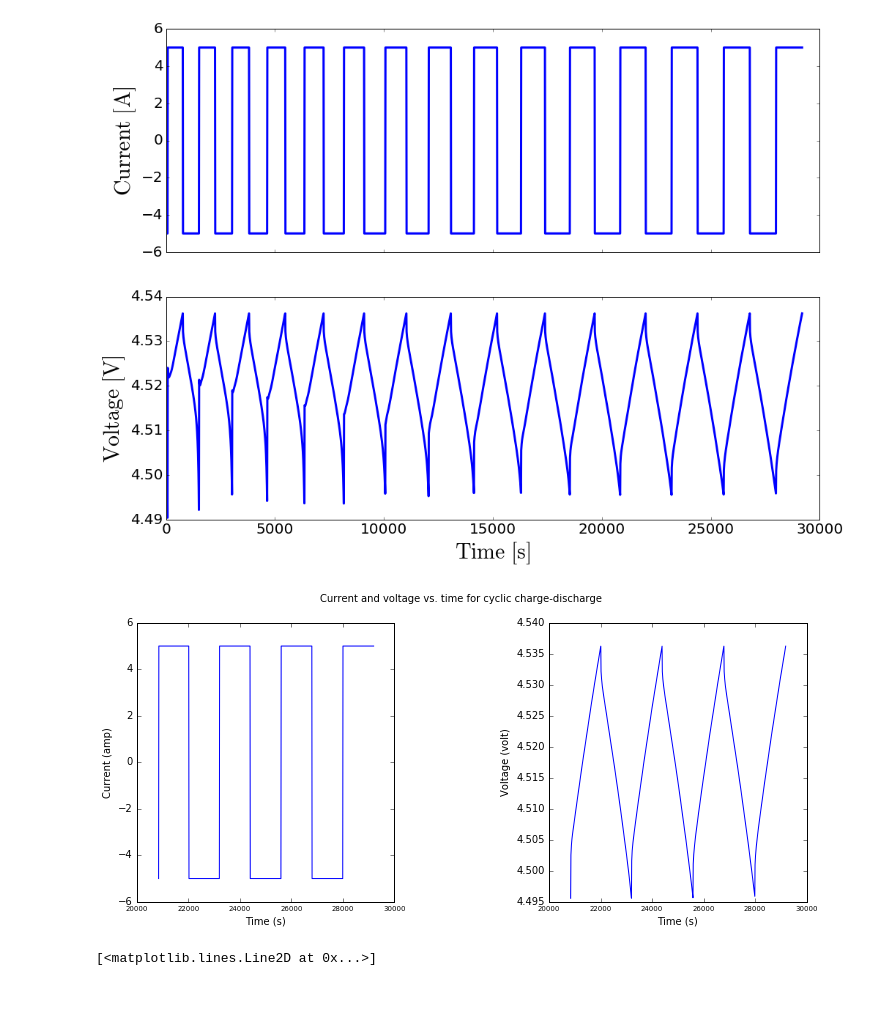
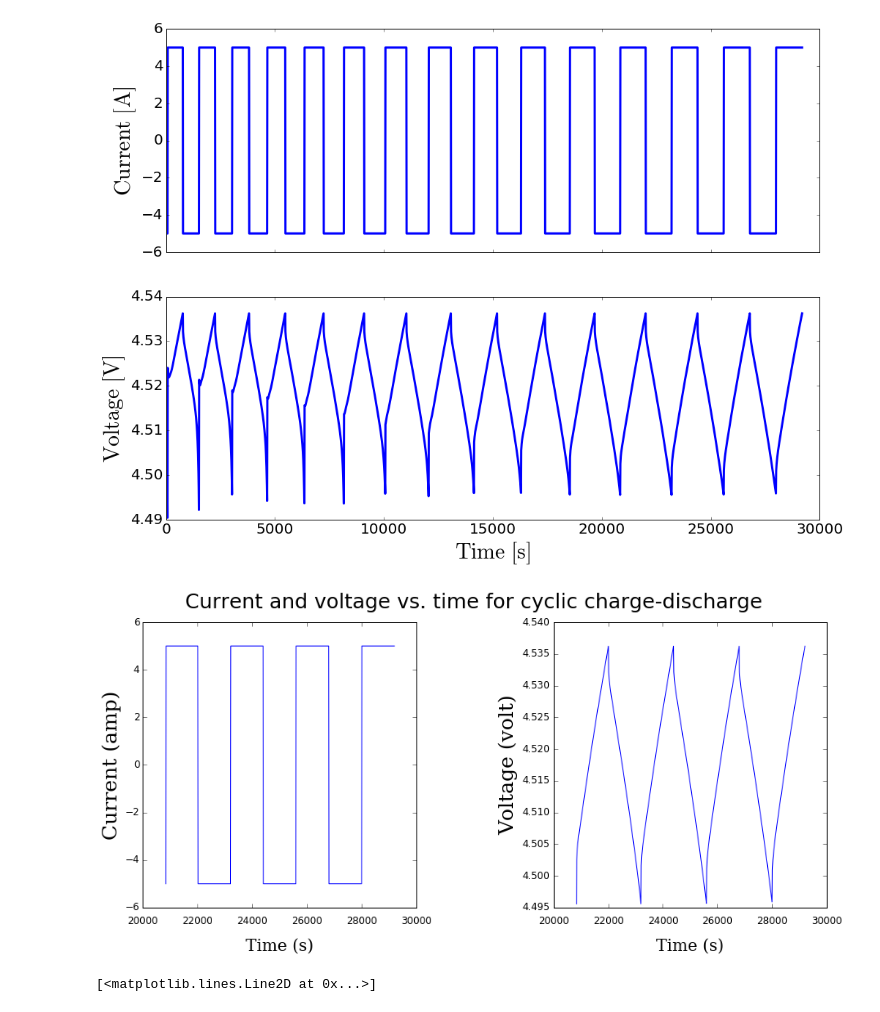
Before and after one commit to iSchomer/Dualfoil_Storage_Device, a Jupyter notebook: output_visuals/cyclic_charge_discharge.ipynb, the cells around one changed output. Cells and saved outputs as stored; diff of their text form; code cells hidden in the pictures.

```diff
--- a/output_visuals/cyclic_charge_discharge.ipynb
+++ b/output_visuals/cyclic_charge_discharge.ipynb
@@ -69,34 +69,34 @@ df.outbot.write_main_output()
 # %%
 
 # get each dumped data and then plot it
 dumped_data = load(open('data_dumps/stacked_c_dc6.dat', 'rb'))
 
 # close to one cycle
 cycle = int(len(dumped_data['time']) / 15) + 15
 
-fig, ax = plt.subplots(ncols=2, figsize=(12, 5))
-fig.suptitle('Current and voltage vs. time for cyclic charge-discharge')
-ax[0].set_xlabel('Time (s)')
-ax[1].set_xlabel('Time (s)')
-ax[0].set_ylabel('Current (amp)')
-ax[1].set_ylabel('Voltage (volt)')
+fig, ax = plt.subplots(ncols=2, figsize=(15, 6.25))
+fig.suptitle('Current and voltage vs. time for cyclic charge-discharge',
+             fontsize=25, fontname='sans-serif')
+ax[0].set_ylabel('Current (amp)', fontsize=25, fontname='serif')
+ax[1].set_ylabel('Voltage (volt)', fontsize=25, fontname='serif')
 
 for i in range (0, 2):
-    ax[i].get_xaxis().set_tick_params(labelsize=7)
-    ax[i].get_yaxis().set_tick_params(labelsize=10)
+    ax[i].set_xlabel('Time (s)', fontsize=20, fontname='serif', labelpad=15)
+    ax[i].get_xaxis().set_tick_params(labelsize=12, length=5, pad=10)
+    ax[i].get_yaxis().set_tick_params(labelsize=12, length=5)
     # print only last cycle
     x = dumped_data['time'][-4*cycle:]
     if i == 0:
         key = 'current'
     else:
         key = 'voltage'
     y = dumped_data[key][-4*cycle:]
 
     ax[i].plot(x, y)
 
-fig.subplots_adjust(wspace = 0.6)
+fig.subplots_adjust(wspace = 0.5)
 # %% [output]
-[figure, old version]
+[figure, new version]
 # %%
 ax = plt.subplot(111)
 ax.set_xlabel('current')
```
Also changed, not shown: parts of 1 cell of this notebook, 2 other files.
